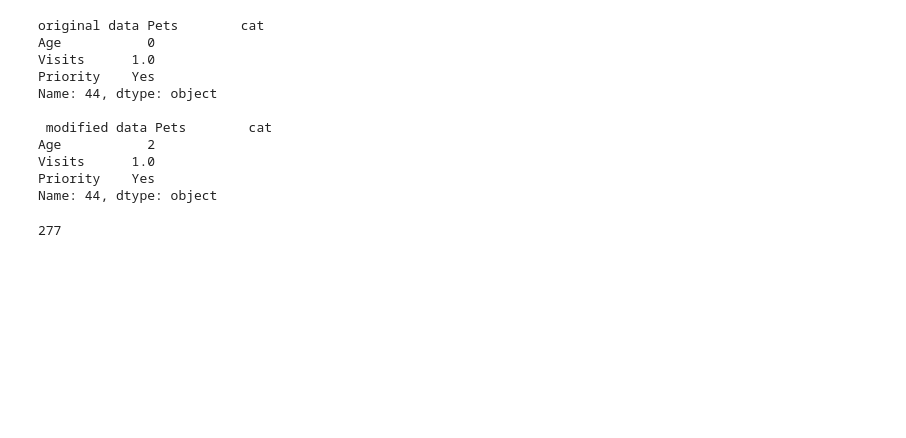
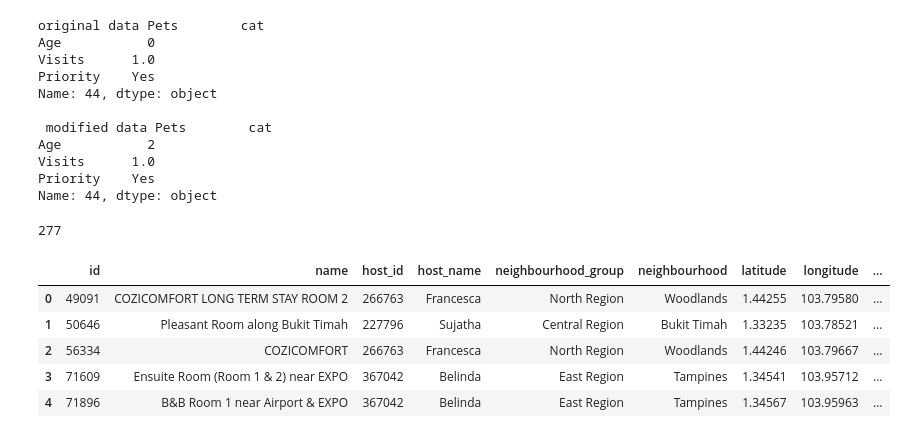
Before and after one commit to CodeBlue0001/data-analysis-Training, a Jupyter notebook: numpy.ipynb, the cells around one changed output. Drawn from its saved outputs; the diff is of its cells as text; code cells hidden in the pictures; blank space fills up the shorter version.

```diff
--- a/numpy.ipynb
+++ b/numpy.ipynb
@@ -274,3 +274,13 @@ Name: 44, dtype: object
 int(Dataset["Visits"].sum())
 # %% [output]
 277
+# %%
+DF=pd.read_csv("/content/listings - listings.csv")
+DF.head()
+# %% [output]
+|  | id | name | host_id | host_name | neighbourhood_group | neighbourhood | latitude | longitude | ... |
+| 0 | 49091 | COZICOMFORT LONG TERM STAY ROOM 2 | 266763 | Francesca | North Region | Woodlands | 1.44255 | 103.79580 | ... |
+| 1 | 50646 | Pleasant Room along Bukit Timah | 227796 | Sujatha | Central Region | Bukit Timah | 1.33235 | 103.78521 | ... |
+| 2 | 56334 | COZICOMFORT | 266763 | Francesca | North Region | Woodlands | 1.44246 | 103.79667 | ... |
+| 3 | 71609 | Ensuite Room (Room 1 & 2) near EXPO | 367042 | Belinda | East Region | Tampines | 1.34541 | 103.95712 | ... |
+| 4 | 71896 | B&B Room 1 near Airport & EXPO | 367042 | Belinda | East Region | Tampines | 1.34567 | 103.95963 | ... |
```
Also changed, not shown: parts of 8 cells of this notebook.
